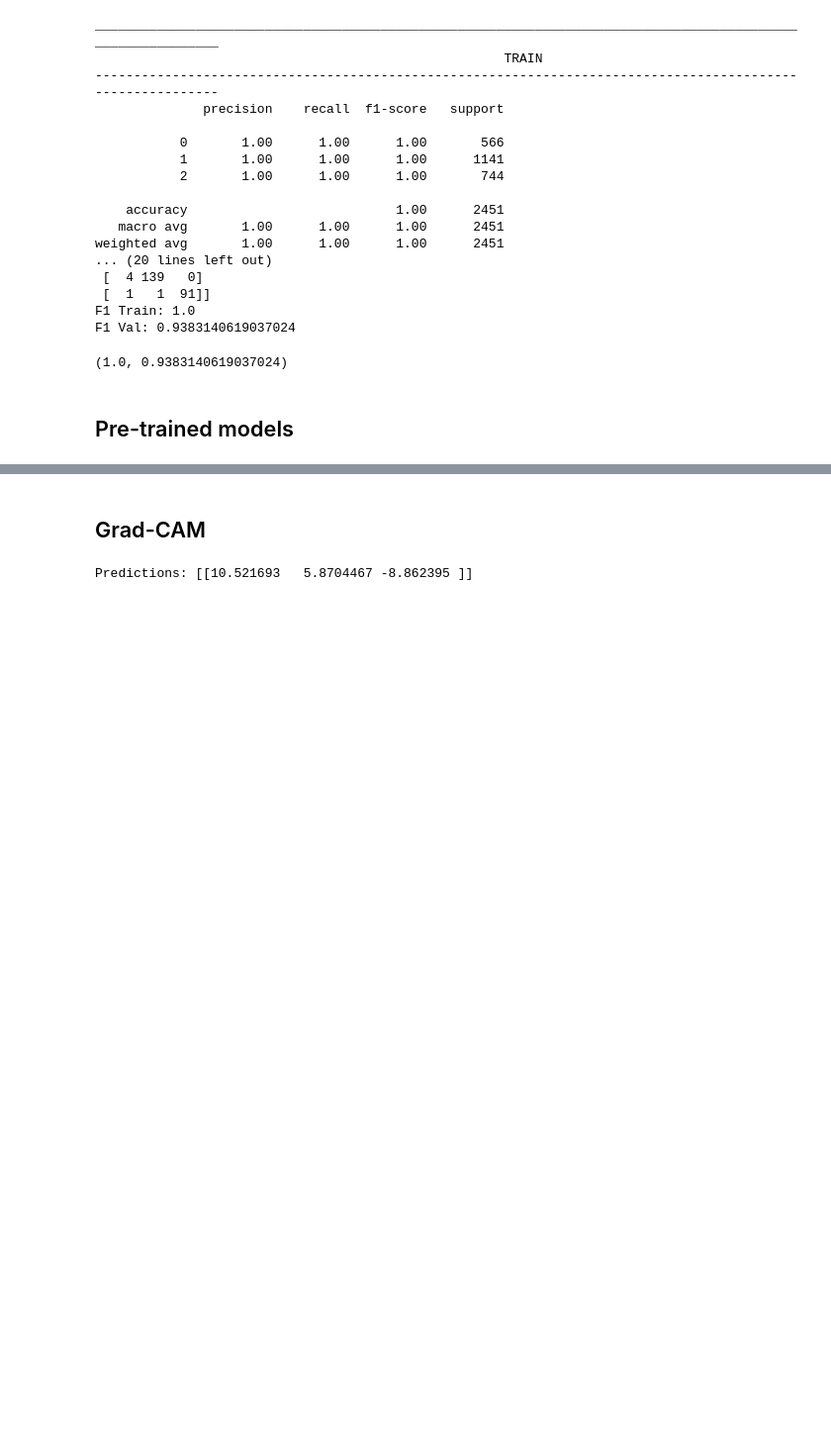
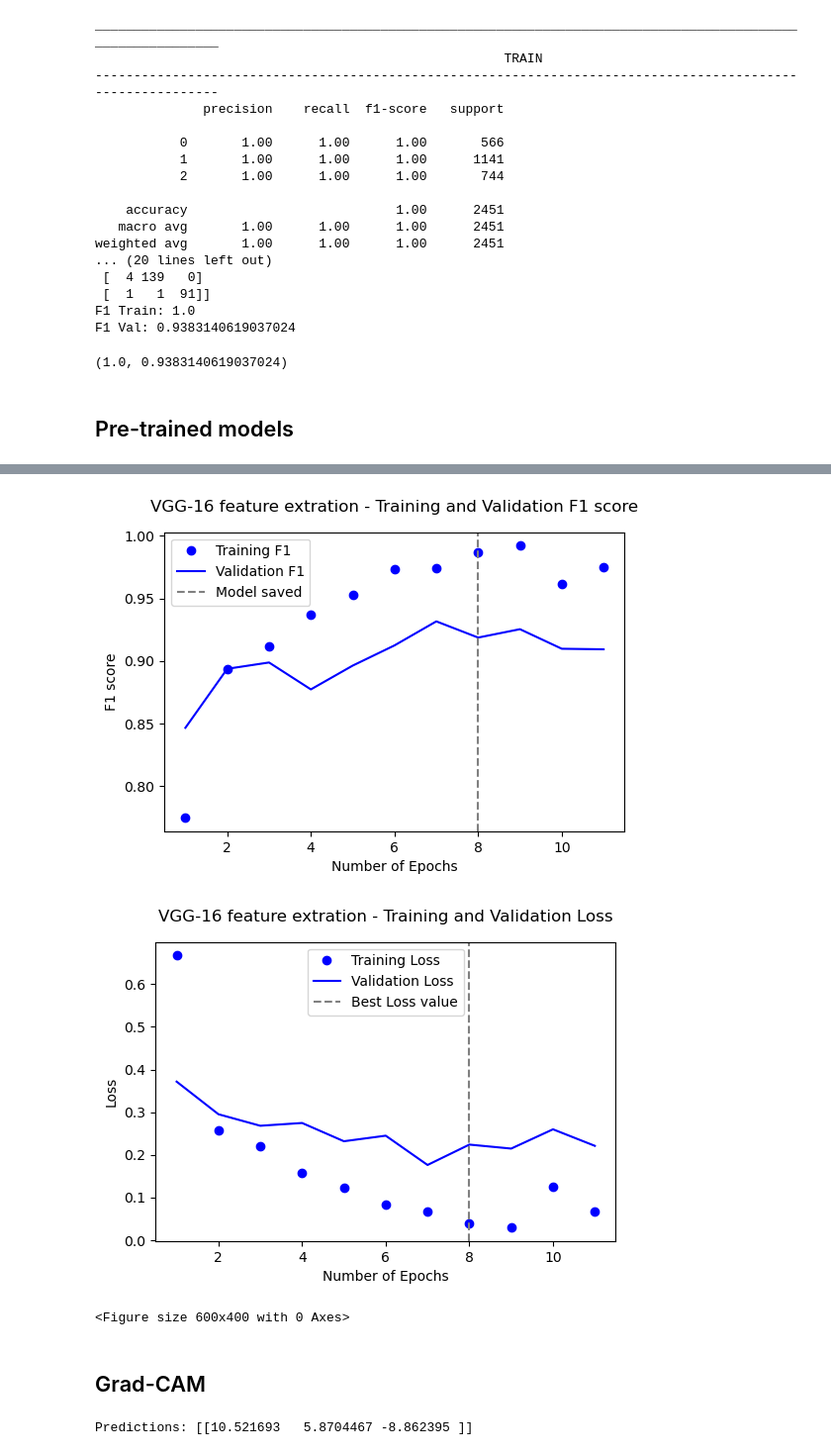
Before and after one commit to filipacarreira/DeepLearning_Project, a Jupyter notebook: DL_notebook.ipynb, the cells around one changed output, grey strips where cells are left out. Shown at 99% size. Saved outputs shown, nothing was run; the diff lists cells and outputs as text; code cells hidden in the pictures; blank space fills up the shorter version.

```diff
--- a/DL_notebook.ipynb
+++ b/DL_notebook.ipynb
@@ -1987,3 +2131,15 @@ Detected at node 'categorical_crossentropy/softmax_cross_entropy_with_logits' de
+# %%
+#np.save('models/historyPT_VGG.npy',history_vgg_model.history)
+model_vgg_model = keras.models.load_model('models/model_vgg_model.h5', custom_objects=dependencies)
+historyPT_VGG=np.load('models/historyPT_VGG.npy',allow_pickle='TRUE').item()
+#timesVGG= time_callback.times
+#save_times(model_vgg_model, timesVGG,'model_vgg_model')
+# %%
+plot_history(historyPT_VGG,3,'VGG-16 feature extration')
+# %% [output]
+[figure, added]
+[figure, added]
+<Figure size 600x400 with 0 Axes>
 # %% [markdown]
 ## Grad-CAM
 # %%
```
Also changed, not shown: parts of 32 cells of this notebook, 5 other files.
